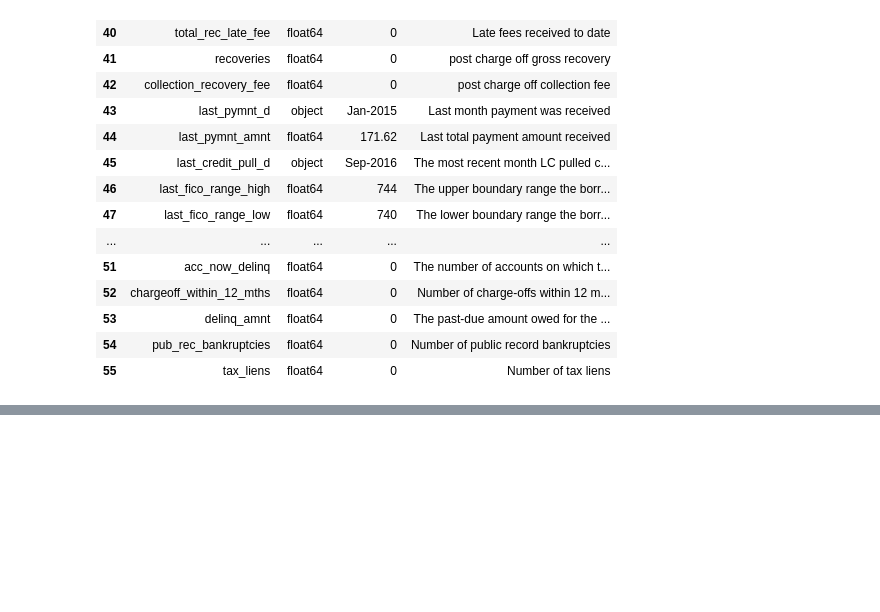
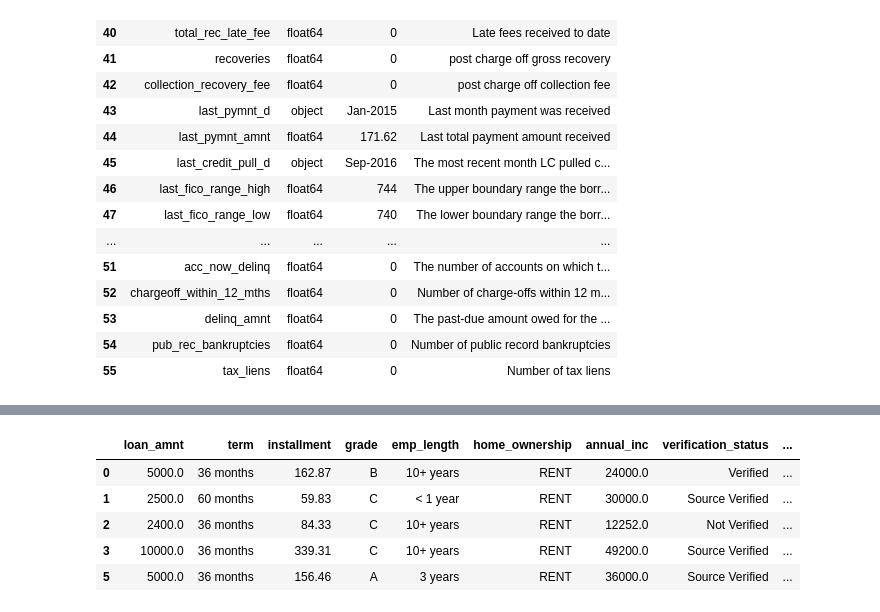
Before and after one commit to CanCeylan/ml-lending_club, a Jupyter notebook: loan_analysis.ipynb, the cells around one changed output, grey strips where cells are left out. Saved outputs shown, nothing was run; the diff lists cells and outputs as text; code cells hidden in the pictures; blank space fills up the shorter version.

```diff
--- a/loan_analysis.ipynb
+++ b/loan_analysis.ipynb
@@ -151,0 +246,13 @@ loans_2007 = loans_2007.drop(drop_cols, axis=1)
+# %%
+loans_2007 = loans_2007[(loans_2007['loan_status'] == 'Fully Paid') | (loans_2007['loan_status'] == 'Charged Off')]
+
+mapping_dict = {'loan_status':{'Fully Paid': 1, 'Charged Off': 0}}
+loans_2007 = loans_2007.replace(mapping_dict)
+loans_2007.head()
+# %% [output]
+|  | loan_amnt | term | installment | grade | emp_length | home_ownership | annual_inc | verification_status | ... |
+| 0 | 5000.0 | 36 months | 162.87 | B | 10+ years | RENT | 24000.0 | Verified | ... |
+| 1 | 2500.0 | 60 months | 59.83 | C | < 1 year | RENT | 30000.0 | Source Verified | ... |
+| 2 | 2400.0 | 36 months | 84.33 | C | 10+ years | RENT | 12252.0 | Not Verified | ... |
+| 3 | 10000.0 | 36 months | 339.31 | C | 10+ years | RENT | 49200.0 | Source Verified | ... |
+| 5 | 5000.0 | 36 months | 156.46 | A | 3 years | RENT | 36000.0 | Source Verified | ... |
```
Also changed, not shown: parts of 55 cells of this notebook, 3 other files.
